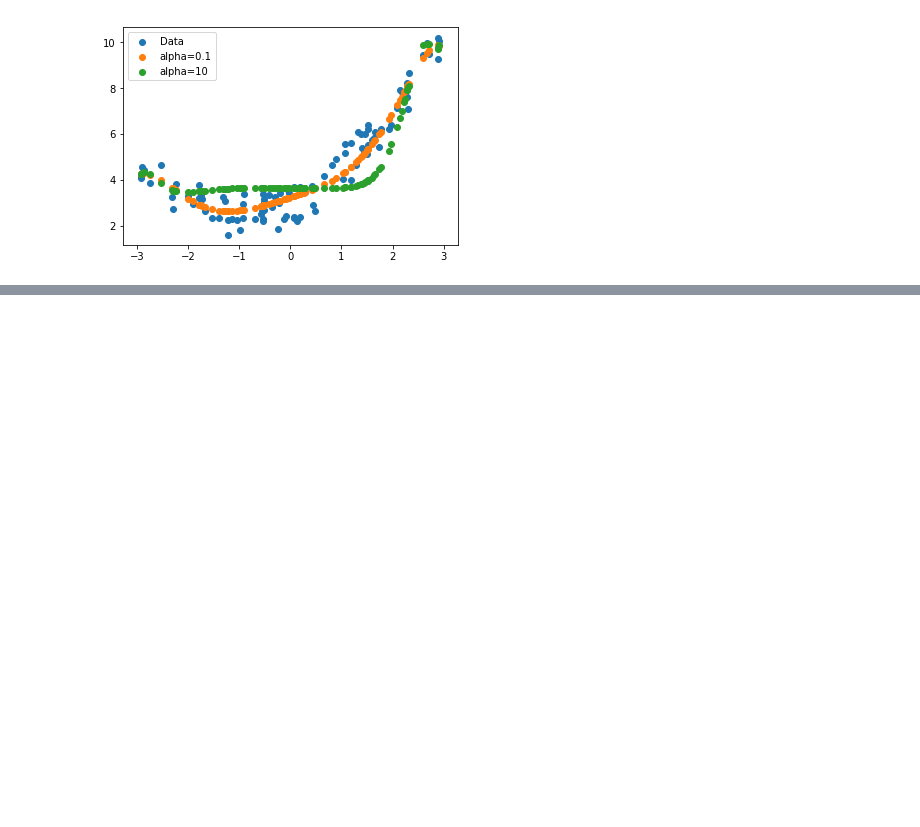
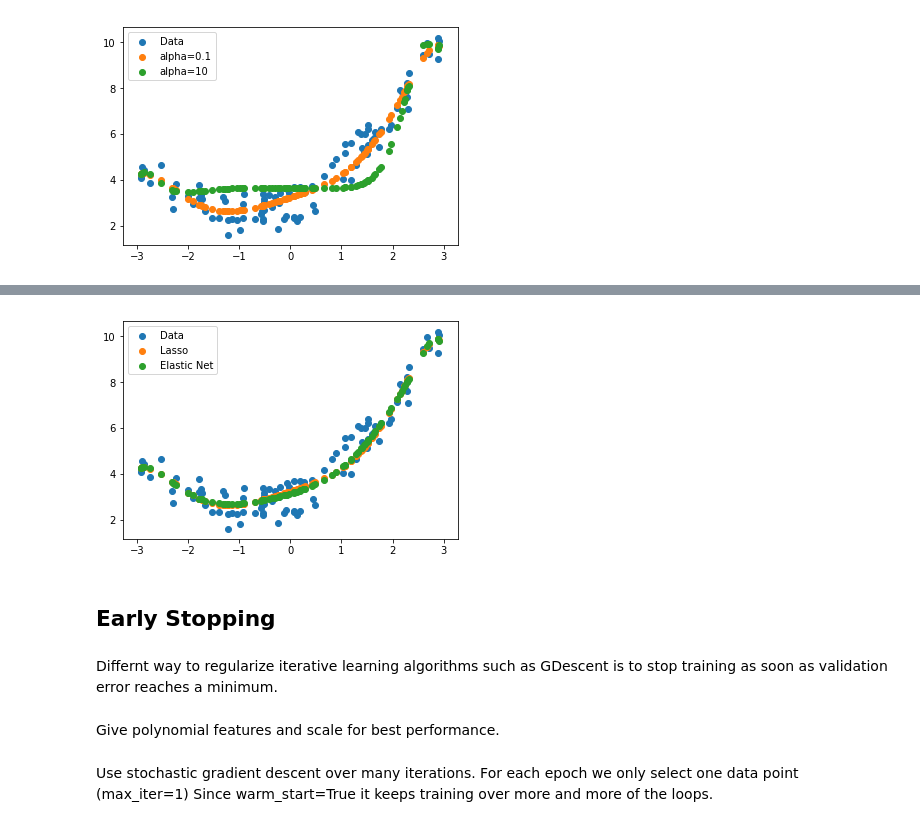
Before and after one commit to lukepolson/Machine-Learning, a Jupyter notebook: Chapter4.ipynb, the cells around one changed output, grey strips where cells are left out. Saved outputs shown, nothing was run; the diff lists cells and outputs as text; code cells hidden in the pictures; blank space fills up the shorter version.

```diff
--- a/Chapter4.ipynb
+++ b/Chapter4.ipynb
@@ -390,0 +404,21 @@ plt.show()
+# %%
+poly_features = PolynomialFeatures(degree=20, include_bias=False)
+X_poly_high = poly_bad_features.fit_transform(X)
+
+from sklearn.linear_model import ElasticNet
+elastic_net = ElasticNet(alpha=0.1, l1_ratio=0.5) #l1_ratio=r
+elastic_net.fit(X_poly_high, y.ravel())
+
+#Plot
+plt.figure(1)
+plt.scatter(X.ravel(), y, label='Data')
+plt.scatter(X.ravel(), lasso_reg1.predict(X_poly_high).ravel(), label='Lasso')
+plt.scatter(X.ravel(), elastic_net.predict(X_poly_high).ravel(), label='Elastic Net')
+plt.legend()
+plt.show()
+# %% [output]
+[figure, added]
+# %% [markdown]
+## Early Stopping
+# %% [markdown]
+Differnt way to regularize iterative learning algorithms such as GDescent is to stop training as soon as validation error reaches a minimum.
@@ -390,0 +432,2 @@ plt.show()
+# %% [markdown]
+Give polynomial features and scale for best performance.
@@ -390,0 +444,2 @@ plt.show()
+# %% [markdown]
+Use stochastic gradient descent over many iterations. For each epoch we only select one data point (max_iter=1) Since warm_start=True it keeps training over more and more of the loops.
```
Also changed, not shown: parts of 17 cells of this notebook.
